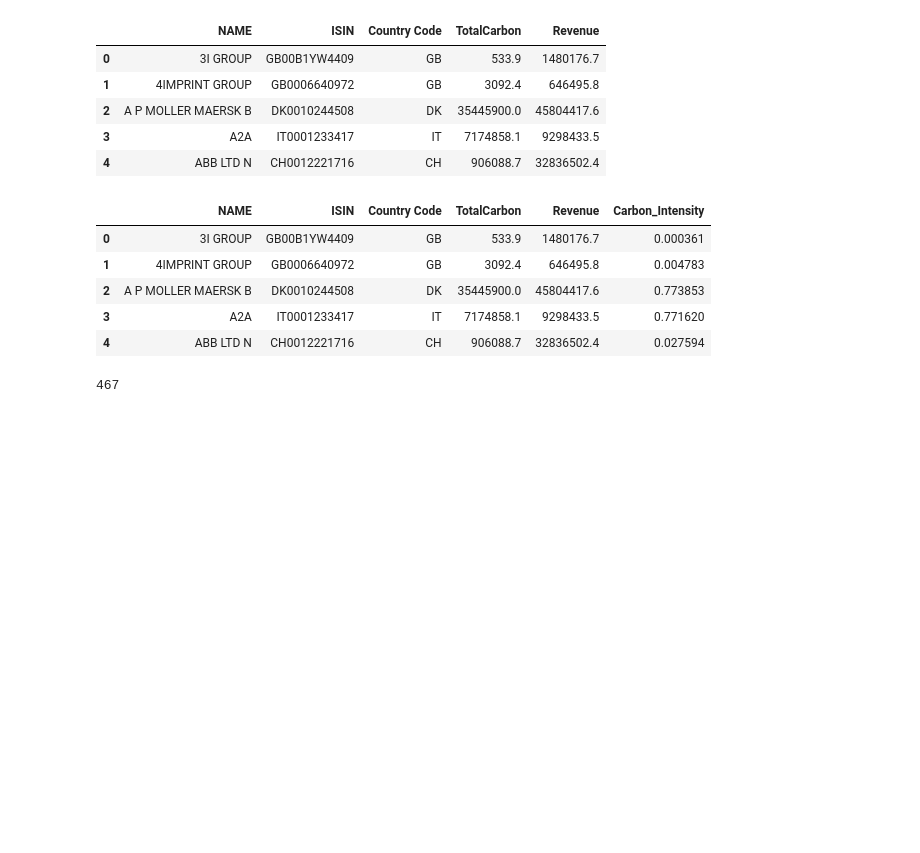
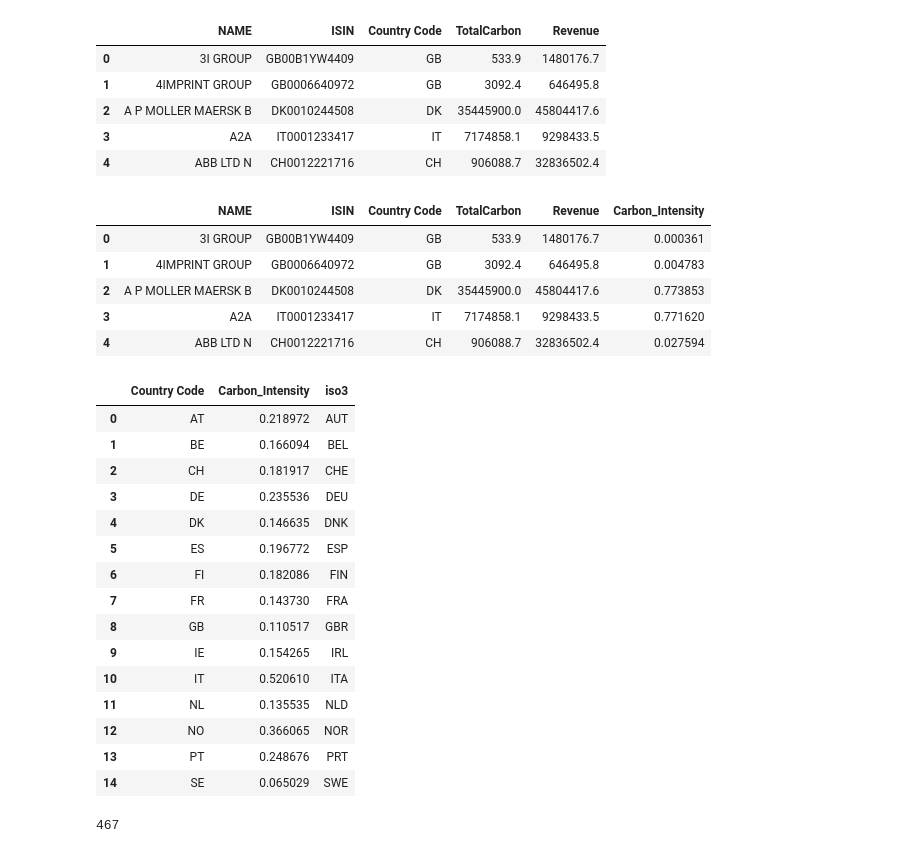
Before and after one commit to baertsch/FIN-429, a Jupyter notebook: Homework2_sana_29_03new.ipynb, the cells around one changed output. Drawn from its saved outputs; the diff is of its cells as text; code cells hidden in the pictures; blank space fills up the shorter version.

```diff
--- a/Homework2_sana_29_03new.ipynb
+++ b/Homework2_sana_29_03new.ipynb
@@ -256,3 +263,31 @@ data.head()
 | 2 | A P MOLLER MAERSK B | DK0010244508 | DK | 35445900.0 | 45804417.6 | 0.773853 |
 | 3 | A2A | IT0001233417 | IT | 7174858.1 | 9298433.5 | 0.771620 |
 | 4 | ABB LTD N | CH0012221716 | CH | 906088.7 | 32836502.4 | 0.027594 |
+# %%
+# carbon intensity average per country
+country_avg = data.groupby('Country Code')['Carbon_Intensity'].mean().reset_index()
+def alpha2_to_alpha3(alpha2):
+    try:
+        return pycountry.countries.get(alpha_2=alpha2).alpha_3
+    except:
+        return None
+
+country_avg['iso3'] = country_avg['Country Code'].apply(alpha2_to_alpha3)
+country_avg
+# %% [output]
+|  | Country Code | Carbon_Intensity | iso3 |
+| 0 | AT | 0.218972 | AUT |
+| 1 | BE | 0.166094 | BEL |
+| 2 | CH | 0.181917 | CHE |
+| 3 | DE | 0.235536 | DEU |
+| 4 | DK | 0.146635 | DNK |
+| 5 | ES | 0.196772 | ESP |
+| 6 | FI | 0.182086 | FIN |
+| 7 | FR | 0.143730 | FRA |
+| 8 | GB | 0.110517 | GBR |
+| 9 | IE | 0.154265 | IRL |
+| 10 | IT | 0.520610 | ITA |
+| 11 | NL | 0.135535 | NLD |
+| 12 | NO | 0.366065 | NOR |
+| 13 | PT | 0.248676 | PRT |
+| 14 | SE | 0.065029 | SWE |
```
Also changed, not shown: parts of 4 cells of this notebook.
